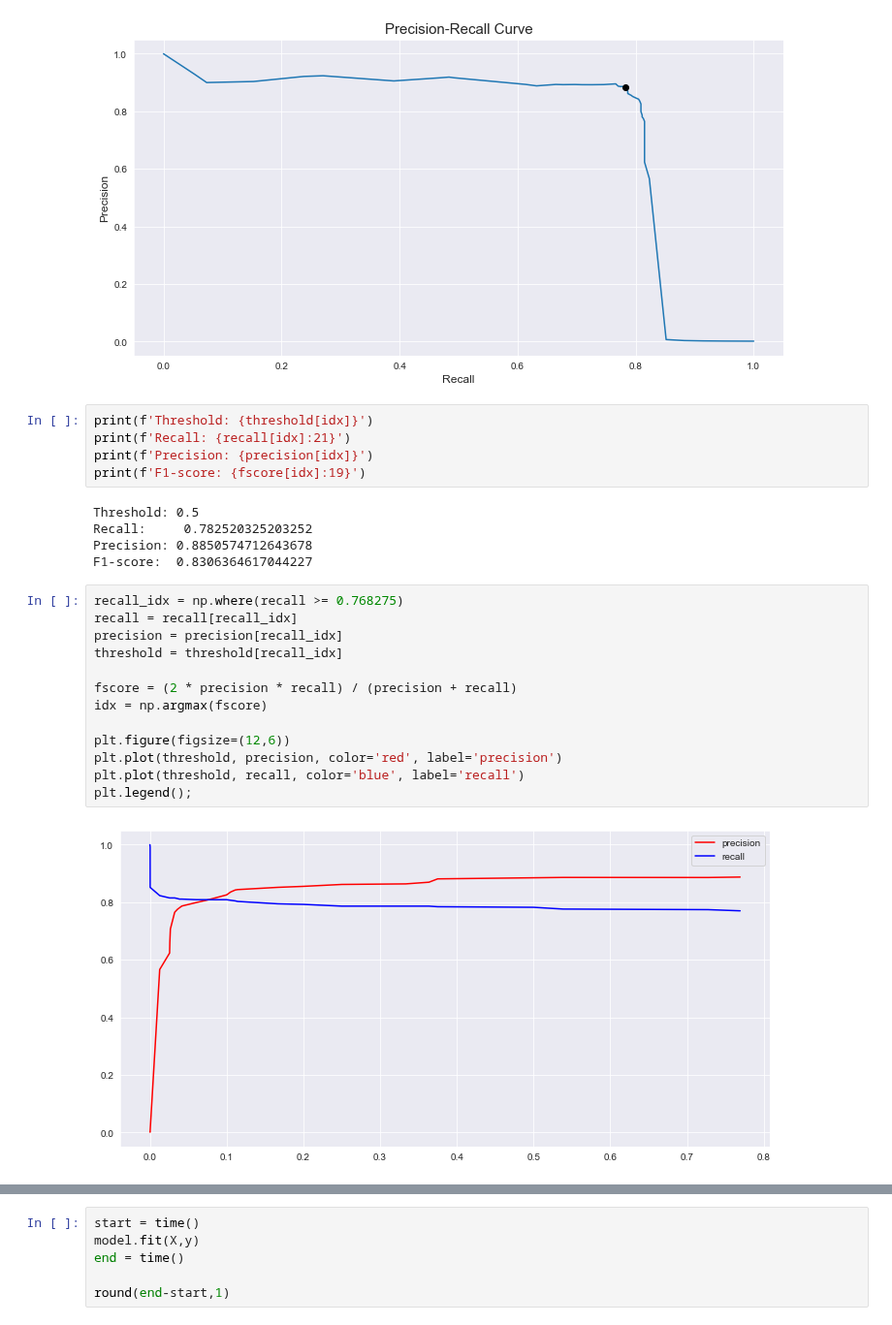
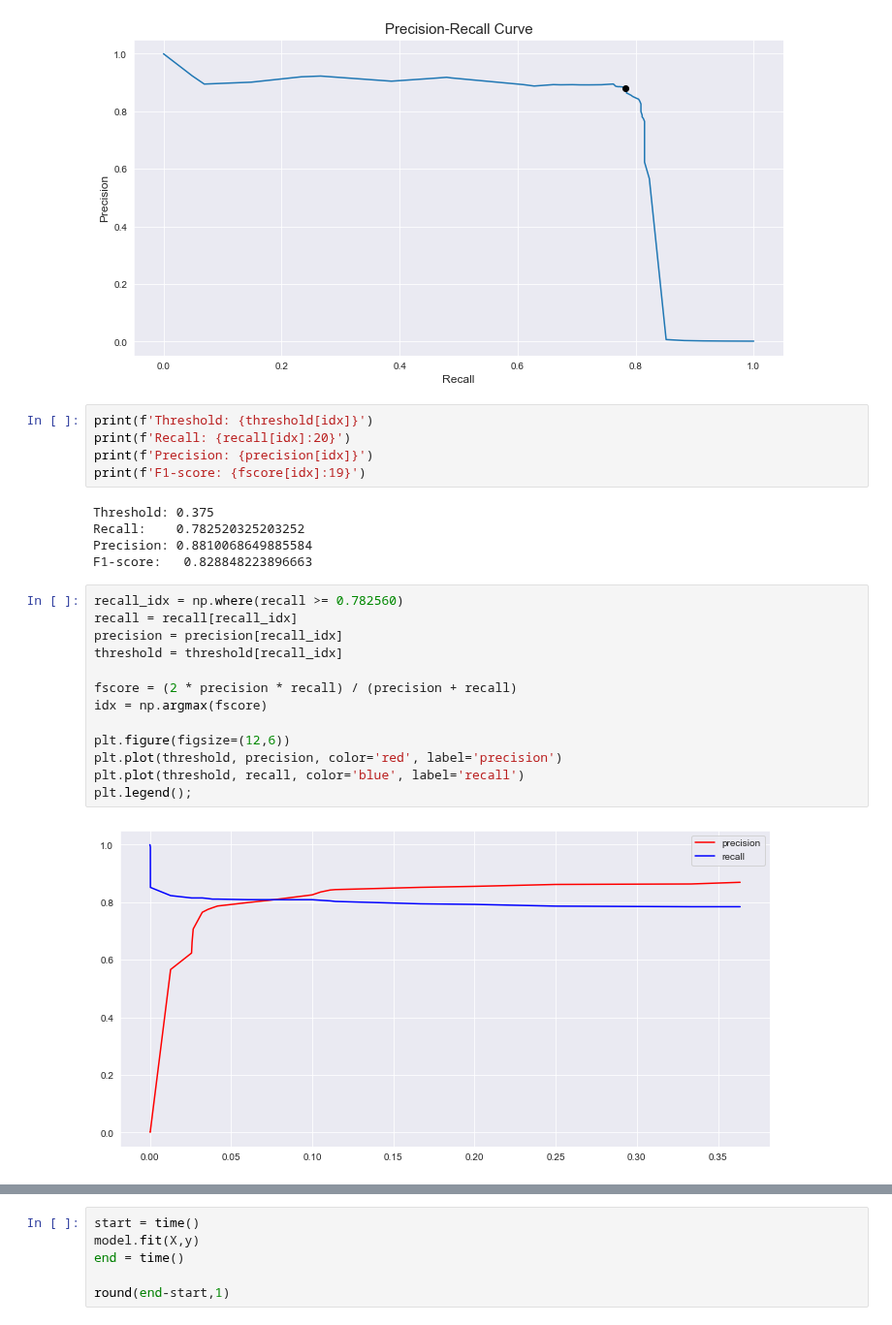
Before and after one commit to alfredomarinus/portfolio, a Jupyter notebook: Credit Card Fraud Detection/notebook.ipynb, the cells around one changed output, grey strips where cells are left out. Shown at 97% size. Drawn from its saved outputs; the diff is of its cells as text.

```diff
--- a/Credit Card Fraud Detection/notebook.ipynb
+++ b/Credit Card Fraud Detection/notebook.ipynb
@@ -234,28 +234,28 @@ plt.ylabel('Precision', fontsize=12);
 [figure]
 # %%
 print(f'Threshold: {threshold[idx]}')
-print(f'Recall: {recall[idx]:21}')
+print(f'Recall: {recall[idx]:20}')
 print(f'Precision: {precision[idx]}')
 print(f'F1-score: {fscore[idx]:19}')
 # %% [output]
-Threshold: 0.5
-Recall:     0.782520325203252
-Precision: 0.8850574712643678
-F1-score:  0.8306364617044227
+Threshold: 0.375
+Recall:    0.782520325203252
+Precision: 0.8810068649885584
+F1-score:   0.828848223896663
 # %%
-recall_idx = np.where(recall >= 0.768275)
+recall_idx = np.where(recall >= 0.782560)
 recall = recall[recall_idx]
 precision = precision[recall_idx]
 threshold = threshold[recall_idx]
 
 fscore = (2 * precision * recall) / (precision + recall)
 idx = np.argmax(fscore)
 
 plt.figure(figsize=(12,6))
 plt.plot(threshold, precision, color='red', label='precision')
 plt.plot(threshold, recall, color='blue', label='recall')
 plt.legend();
 # %% [output]
-[figure, old version]
+[figure, new version]
 # %%
 print(f'Threshold: {threshold[idx]}')
```
Also changed, not shown: parts of 3 cells of this notebook.
